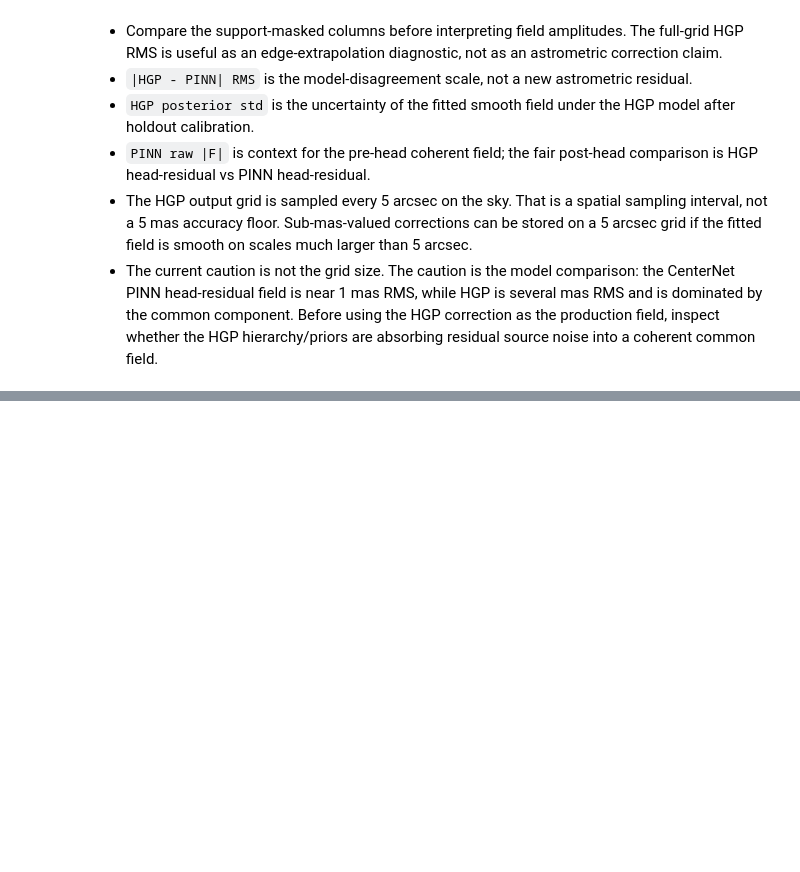
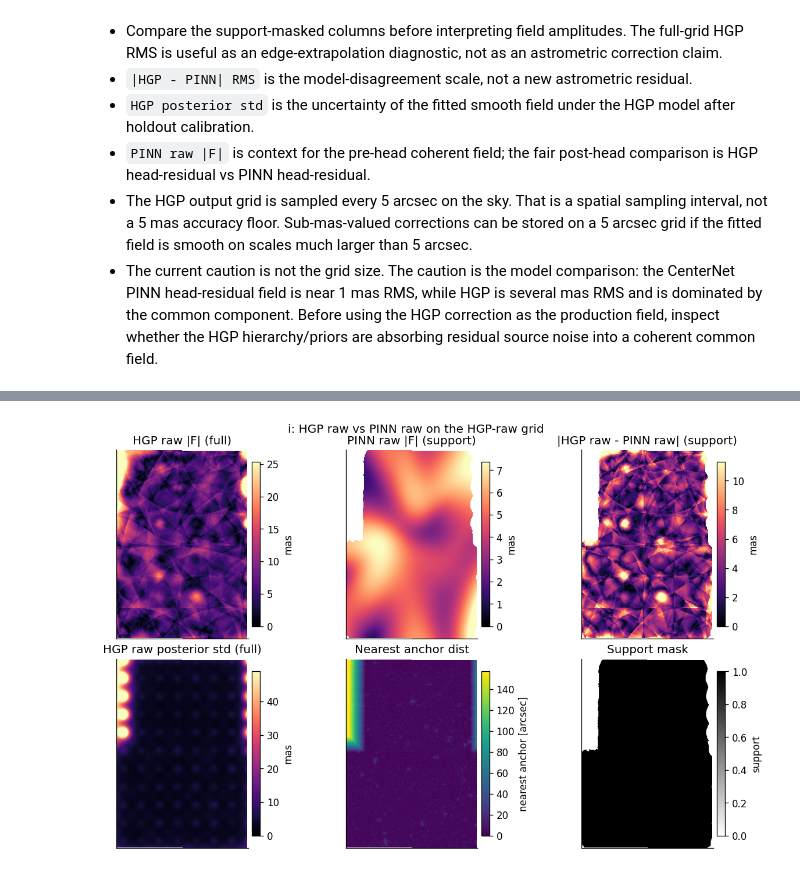
Before and after one commit to xoubish/JAISP, a Jupyter notebook: io/12_astrometry_hgp_vs_pinn.ipynb, the cells around one changed output, grey strips where cells are left out. Saved outputs shown, nothing was run; the diff lists cells and outputs as text; code cells hidden in the pictures; blank space fills up the shorter version.

Commit message:
gp getting to PINN

```diff
--- a/io/12_astrometry_hgp_vs_pinn.ipynb
+++ b/io/12_astrometry_hgp_vs_pinn.ipynb
@@ -524,0 +630,37 @@ display(pd.DataFrame(weighted).round(4))
+# %%
+if have_raw_hgp():
+    PLOT_BAND_RAW = 'I'
+    d = load_resampled_band_raw(PLOT_BAND_RAW)
+    m_full = finite_mask_raw(d)
+    m = support_mask_raw(d)
+
+    maps_raw = {
+        'HGP raw |F| (full)':              (amp_mas(d['hgp_dra'], d['hgp_dde']), m_full, 'mas'),
+        'PINN raw |F| (support)':          (amp_mas(d['pinn_dra'], d['pinn_dde']), m, 'mas'),
+        '|HGP raw - PINN raw| (support)':  (amp_mas(d['hgp_dra'] - d['pinn_dra'], d['hgp_dde'] - d['pinn_dde']), m, 'mas'),
+        'HGP raw posterior std (full)':    (amp_mas(d['hgp_dra_std'], d['hgp_dde_std']), m_full, 'mas'),
+        'Nearest anchor dist':             (d['hgp_coverage'], m_full, 'arcsec'),
+        'Support mask':                    (m.astype(float), m_full, 'mask'),
+    }
+
+    fig, axes = plt.subplots(2, 3, figsize=(10, 6), constrained_layout=True)
+    for ax, (title, (image, mask, unit)) in zip(axes.ravel(), maps_raw.items()):
+        show = np.asarray(image, dtype=np.float64).copy()
+        show[~mask] = np.nan
+        if unit == 'arcsec':
+            vmin, vmax, cmap = 0, np.nanpercentile(show, 99), 'viridis'
+            label = 'nearest anchor [arcsec]'
+        elif unit == 'mask':
+            vmin, vmax, cmap = 0, 1, 'gray_r'
+            label = 'support'
+        else:
+            vmin, vmax, cmap = 0, np.nanpercentile(show, 98), 'magma'
+            label = 'mas'
+        im = ax.imshow(show, origin='lower', cmap=cmap, vmin=vmin, vmax=vmax)
+        ax.set_title(title)
+        ax.set_xticks([])
+        ax.set_yticks([])
+        fig.colorbar(im, ax=ax, fraction=0.046, pad=0.02, label=label)
+    fig.suptitle(f'{BAND_LABEL[PLOT_BAND_RAW]}: HGP raw vs PINN raw on the HGP-raw grid', y=1.02)
+# %% [output]
+[figure, added]
```
Also changed, not shown: parts of 12 cells of this notebook, 1 other file.
